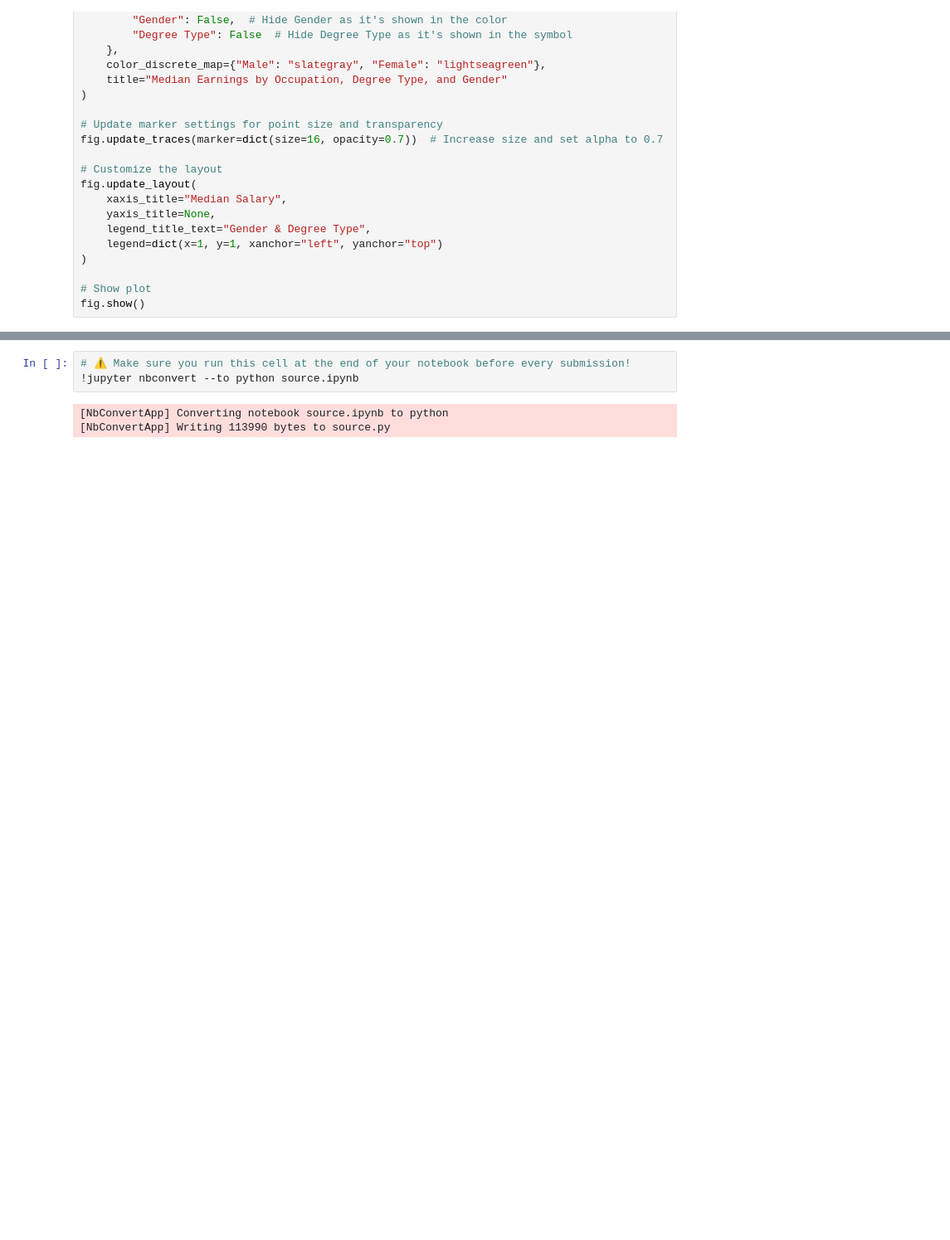
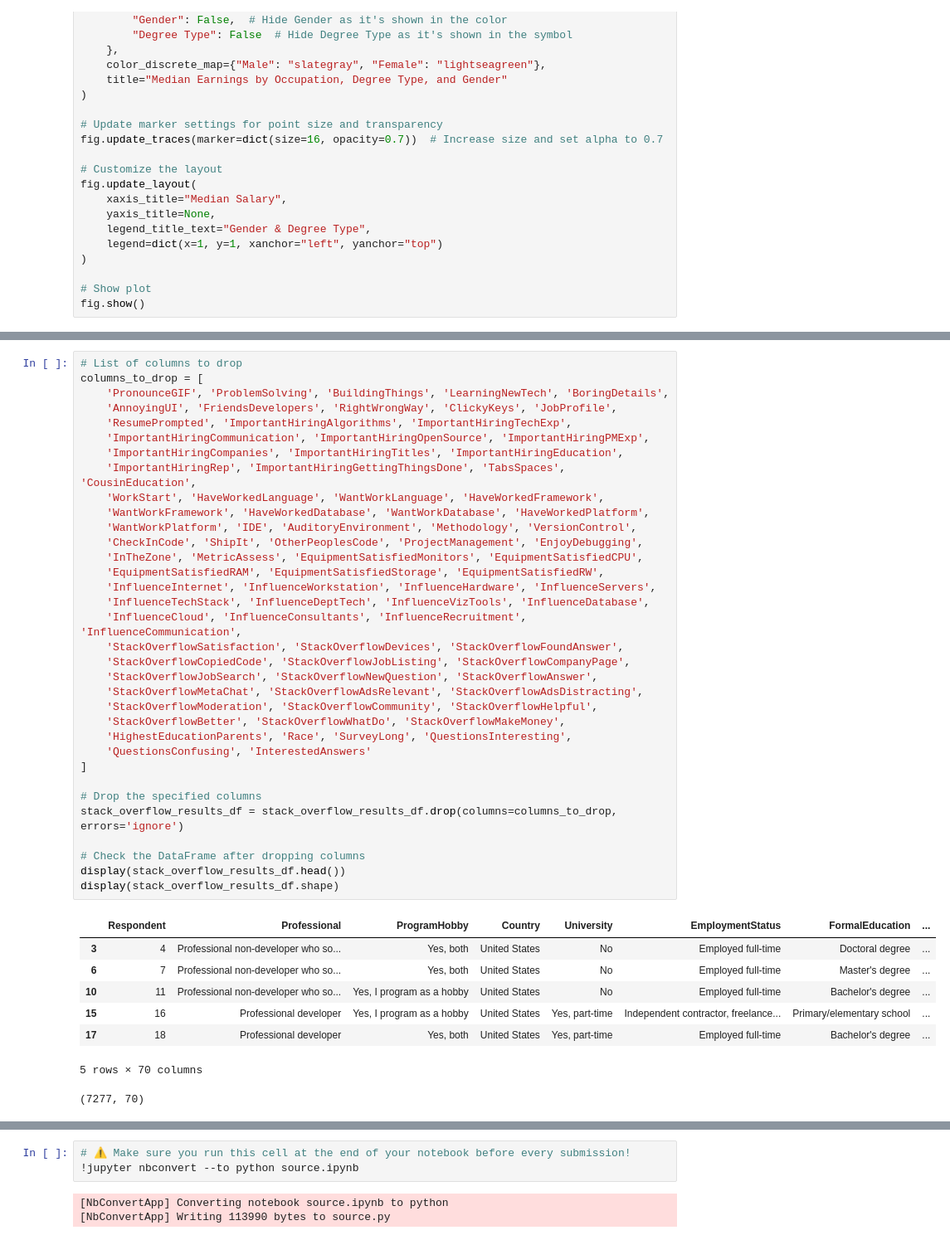
Before and after one commit to IT4063C-Fall24/final-project-yaumj, a Jupyter notebook: source.ipynb, the cells around one changed output, grey strips where cells are left out. Shown at 83% size. Saved outputs shown, nothing was run; the diff lists cells and outputs as text; blank space fills up the shorter version.

```diff
--- a/source.ipynb
+++ b/source.ipynb
@@ -2807,3 +2843,46 @@ fig.show()
+# %%
+# List of columns to drop
+columns_to_drop = [
+    'PronounceGIF', 'ProblemSolving', 'BuildingThings', 'LearningNewTech', 'BoringDetails',
+    'AnnoyingUI', 'FriendsDevelopers', 'RightWrongWay', 'ClickyKeys', 'JobProfile',
+    'ResumePrompted', 'ImportantHiringAlgorithms', 'ImportantHiringTechExp',
+    'ImportantHiringCommunication', 'ImportantHiringOpenSource', 'ImportantHiringPMExp',
+    'ImportantHiringCompanies', 'ImportantHiringTitles', 'ImportantHiringEducation',
+    'ImportantHiringRep', 'ImportantHiringGettingThingsDone', 'TabsSpaces', 'CousinEducation',
+    'WorkStart', 'HaveWorkedLanguage', 'WantWorkLanguage', 'HaveWorkedFramework',
+    'WantWorkFramework', 'HaveWorkedDatabase', 'WantWorkDatabase', 'HaveWorkedPlatform',
+    'WantWorkPlatform', 'IDE', 'AuditoryEnvironment', 'Methodology', 'VersionControl',
+    'CheckInCode', 'ShipIt', 'OtherPeoplesCode', 'ProjectManagement', 'EnjoyDebugging',
+    'InTheZone', 'MetricAssess', 'EquipmentSatisfiedMonitors', 'EquipmentSatisfiedCPU',
+    'EquipmentSatisfiedRAM', 'EquipmentSatisfiedStorage', 'EquipmentSatisfiedRW',
+    'InfluenceInternet', 'InfluenceWorkstation', 'InfluenceHardware', 'InfluenceServers',
+    'InfluenceTechStack', 'InfluenceDeptTech', 'InfluenceVizTools', 'InfluenceDatabase',
+    'InfluenceCloud', 'InfluenceConsultants', 'InfluenceRecruitment', 'InfluenceCommunication',
+    'StackOverflowSatisfaction', 'StackOverflowDevices', 'StackOverflowFoundAnswer',
+    'StackOverflowCopiedCode', 'StackOverflowJobListing', 'StackOverflowCompanyPage',
+    'StackOverflowJobSearch', 'StackOverflowNewQuestion', 'StackOverflowAnswer',
+    'StackOverflowMetaChat', 'StackOverflowAdsRelevant', 'StackOverflowAdsDistracting',
+    'StackOverflowModeration', 'StackOverflowCommunity', 'StackOverflowHelpful',
+    'StackOverflowBetter', 'StackOverflowWhatDo', 'StackOverflowMakeMoney',
+    'HighestEducationParents', 'Race', 'SurveyLong', 'QuestionsInteresting',
+    'QuestionsConfusing', 'InterestedAnswers'
+]
+
+# Drop the specified columns
+stack_overflow_results_df = stack_overflow_results_df.drop(columns=columns_to_drop, errors='ignore')
+
+# Check the DataFrame after dropping columns
+display(stack_overflow_results_df.head())
+display(stack_overflow_results_df.shape)
+# %% [output]
+|  | Respondent | Professional | ProgramHobby | Country | University | EmploymentStatus | FormalEducation | ... |
+| 3 | 4 | Professional non-developer who so... | Yes, both | United States | No | Employed full-time | Doctoral degree | ... |
+| 6 | 7 | Professional non-developer who so... | Yes, both | United States | No | Employed full-time | Master's degree | ... |
+| 10 | 11 | Professional non-developer who so... | Yes, I program as a hobby | United States | No | Employed full-time | Bachelor's degree | ... |
+| 15 | 16 | Professional developer | Yes, I program as a hobby | United States | Yes, part-time | Independent contractor, freelance... | Primary/elementary school | ... |
+| 17 | 18 | Professional developer | Yes, both | United States | Yes, part-time | Employed full-time | Bachelor's degree | ... |
+5 rows × 70 columns
+(7277, 70)
 # %% [markdown]
 ## Resources and References
 *What resources and references have you used for this project?*
```
Also changed, not shown: parts of 20 cells of this notebook, 4 other files.
